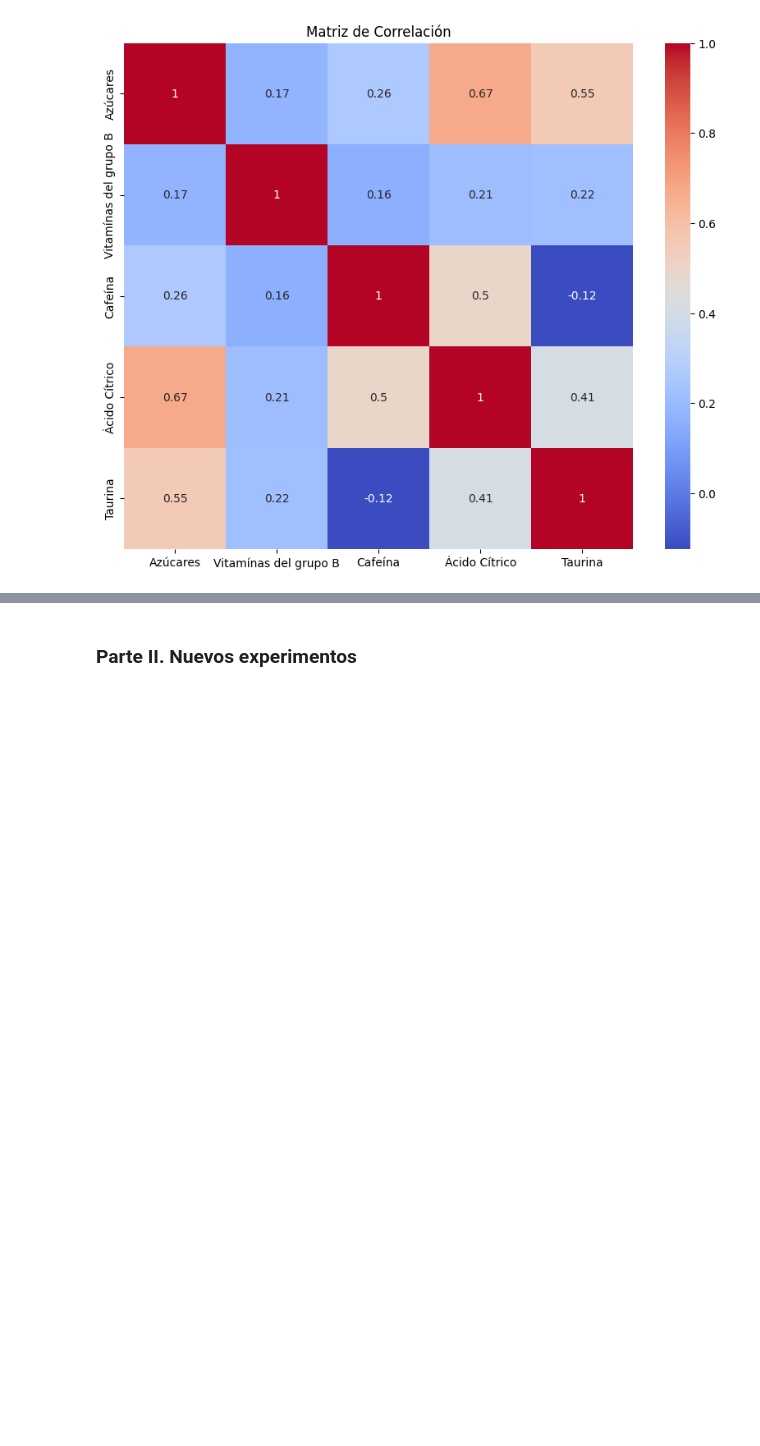
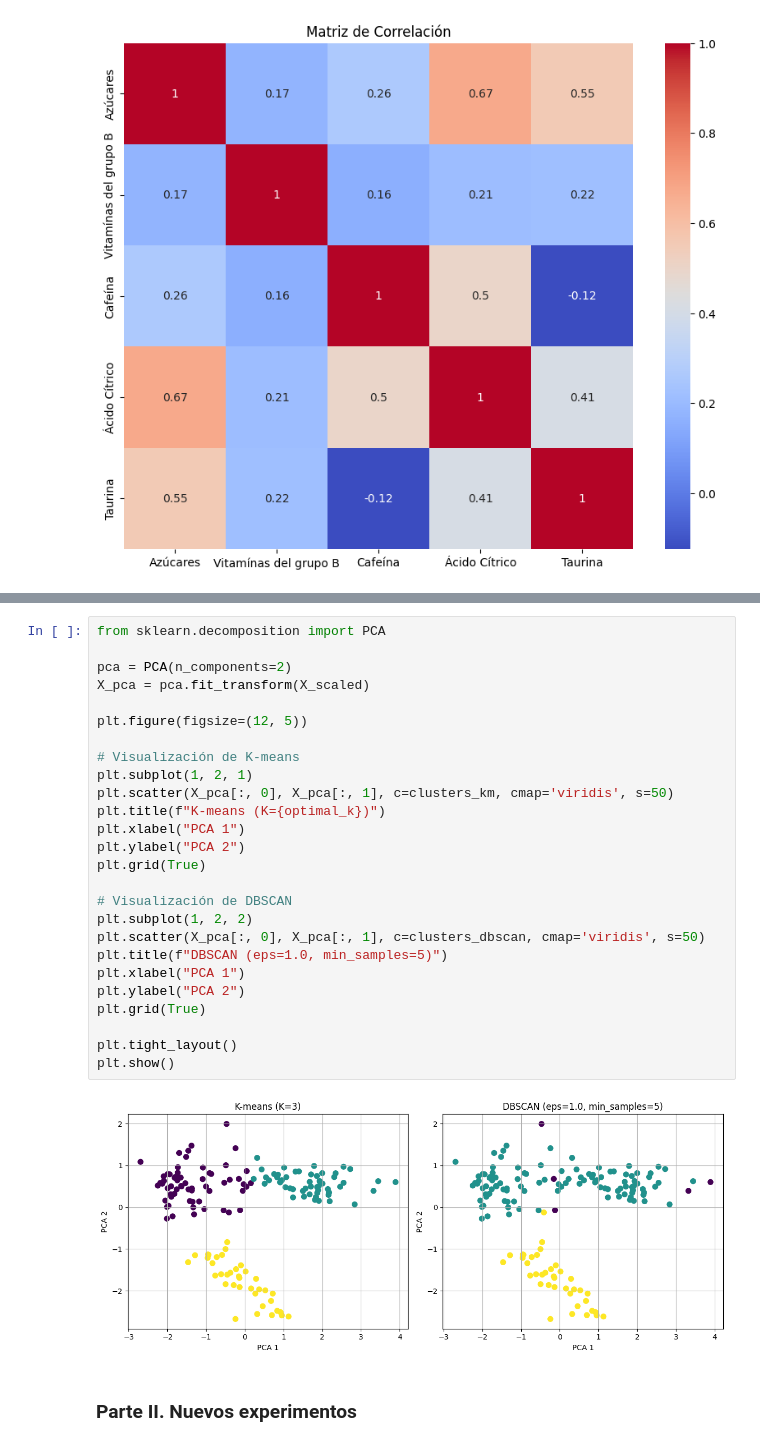
Before and after one commit to antonio-herrera-gb/ONLINE_DS_THEBRIDGE_AntonioHerrera, a Jupyter notebook: 04_Machine_Learning/Sprint_13/Unidad_02/Practica_Obligatoria/18_Practica_Obligatoria_Clustering_II.ipynb, the cells around one changed output, grey strips where cells are left out. Drawn from its saved outputs; the diff is of its cells as text; blank space fills up the shorter version.

```diff
--- a/04_Machine_Learning/Sprint_13/Unidad_02/Practica_Obligatoria/18_Practica_Obligatoria_Clustering_II.ipynb
+++ b/04_Machine_Learning/Sprint_13/Unidad_02/Practica_Obligatoria/18_Practica_Obligatoria_Clustering_II.ipynb
@@ -112,3 +237,31 @@ plt.show()
+# %%
+from sklearn.decomposition import PCA
+
+pca = PCA(n_components=2)
+X_pca = pca.fit_transform(X_scaled)
+
+plt.figure(figsize=(12, 5))
+
+# Visualización de K-means
+plt.subplot(1, 2, 1)
+plt.scatter(X_pca[:, 0], X_pca[:, 1], c=clusters_km, cmap='viridis', s=50)
+plt.title(f"K-means (K={optimal_k})")
+plt.xlabel("PCA 1")
+plt.ylabel("PCA 2")
+plt.grid(True)
+
+# Visualización de DBSCAN
+plt.subplot(1, 2, 2)
+plt.scatter(X_pca[:, 0], X_pca[:, 1], c=clusters_dbscan, cmap='viridis', s=50)
+plt.title(f"DBSCAN (eps=1.0, min_samples=5)")
+plt.xlabel("PCA 1")
+plt.ylabel("PCA 2")
+plt.grid(True)
+
+plt.tight_layout()
+plt.show()
+# %% [output]
+[figure, added]
 # %% [markdown]
 ### Parte II. Nuevos experimentos
 # %% [markdown]
```
Also changed, not shown: parts of 19 cells of this notebook.
